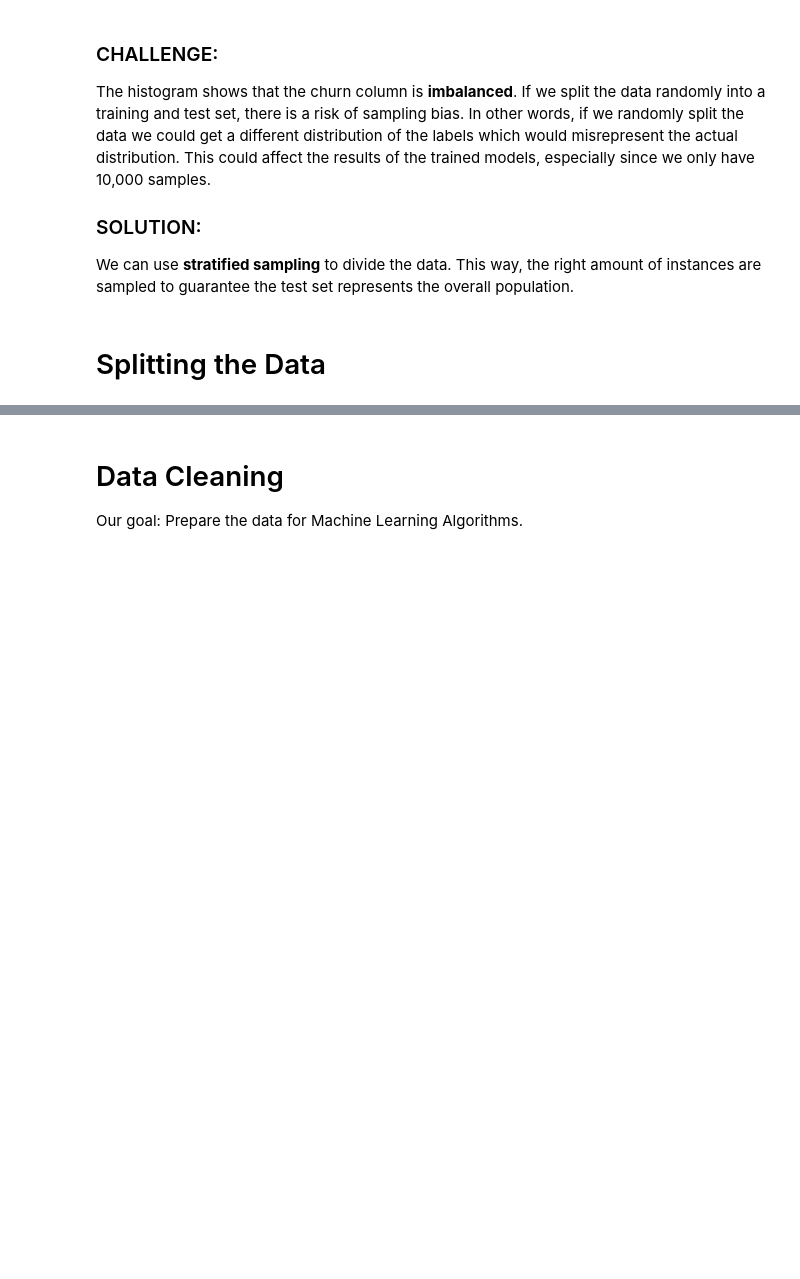
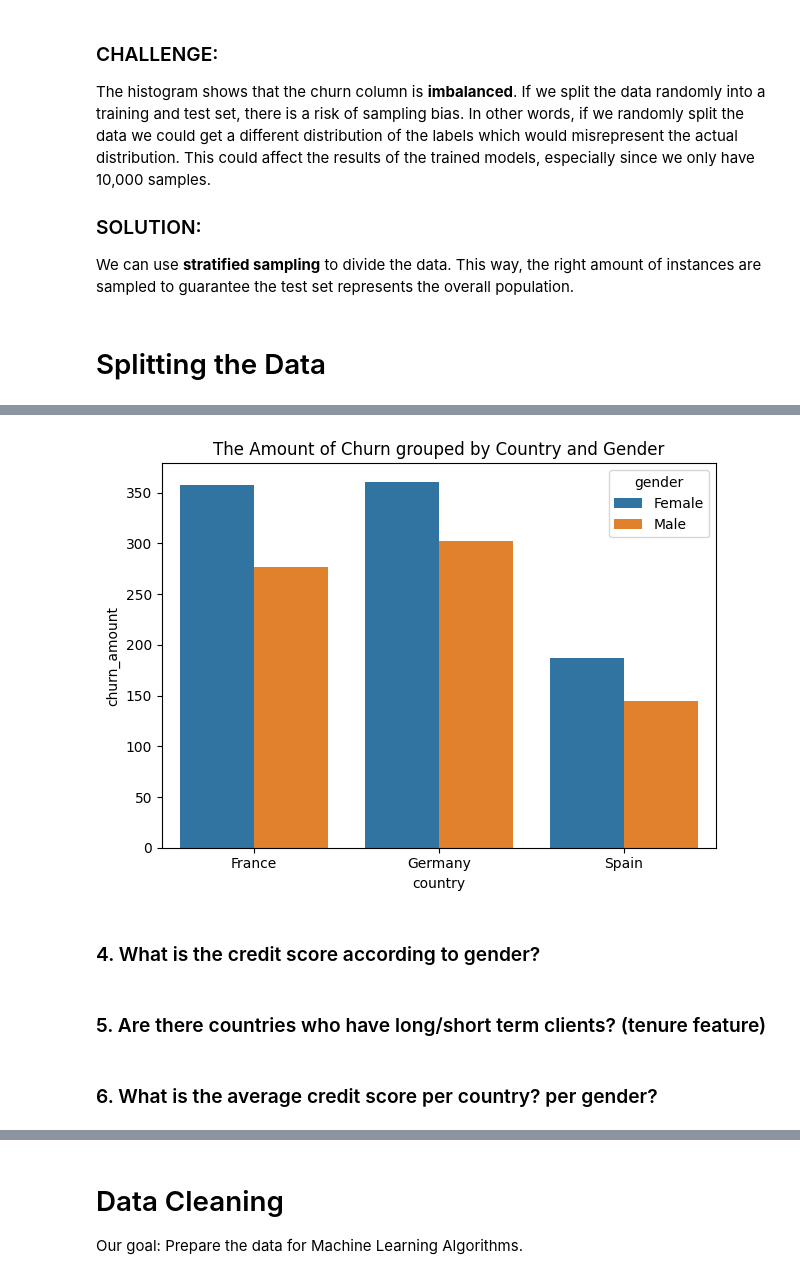
Before and after one commit to EitanKats/ML-project, a Jupyter notebook: Bank Churn.ipynb, the cells around one changed output, grey strips where cells are left out. Saved outputs shown, nothing was run; the diff lists cells and outputs as text; code cells hidden in the pictures; blank space fills up the shorter version.

```diff
--- a/Bank Churn.ipynb
+++ b/Bank Churn.ipynb
@@ -125,0 +152,4 @@ train_set, test_set = split_train_test_stratified(data=bank)
+# %%
+churn_by_country_gender = train_set.groupby(["country", "gender"]).agg(churn_amount=("churn", 'sum'))
+churn_by_country_gender = churn_by_country_gender.reset_index()
+churn_by_country_gender
@@ -125,0 +164,16 @@ train_set, test_set = split_train_test_stratified(data=bank)
+# %%
+plt.title("The Amount of Churn grouped by Country and Gender")
+sns.barplot(x="country",
+            y="churn_amount",
+            hue="gender",
+            data=churn_by_country_gender)
+plt.tight_layout()
+plt.show()
+# %% [output]
+[figure, added]
+# %% [markdown]
+### 4. What is the credit score according to gender?
+# %% [markdown]
+### 5. Are there countries who have long/short term clients? (tenure feature)
+# %% [markdown]
+### 6. What is the average credit score per country? per gender?
```
Also changed, not shown: parts of 21 cells of this notebook.
